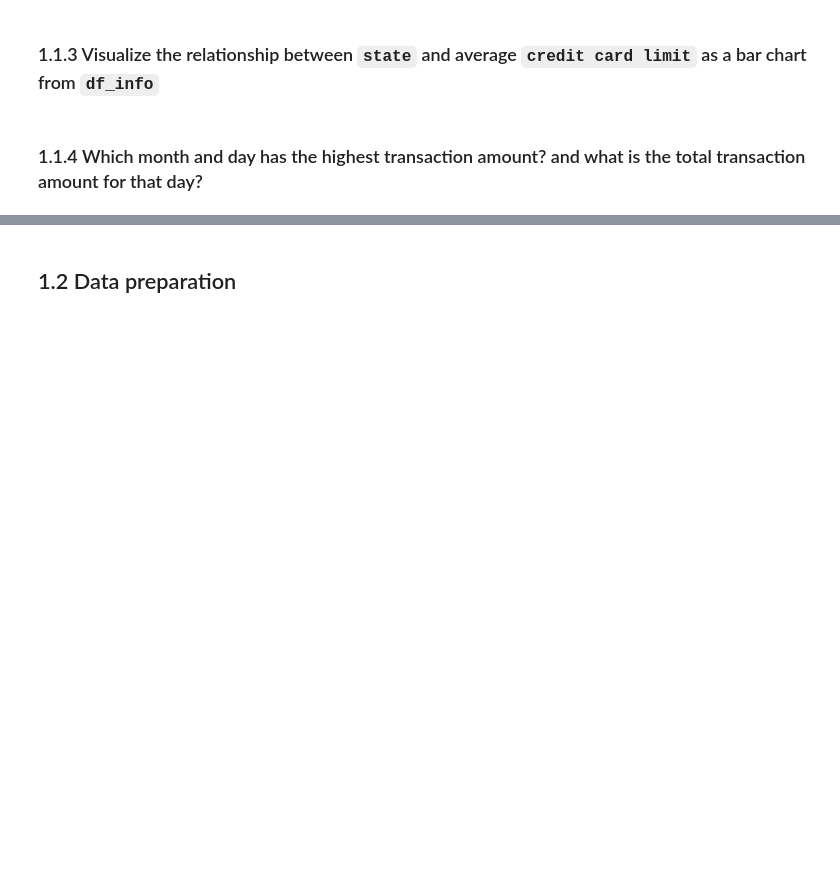
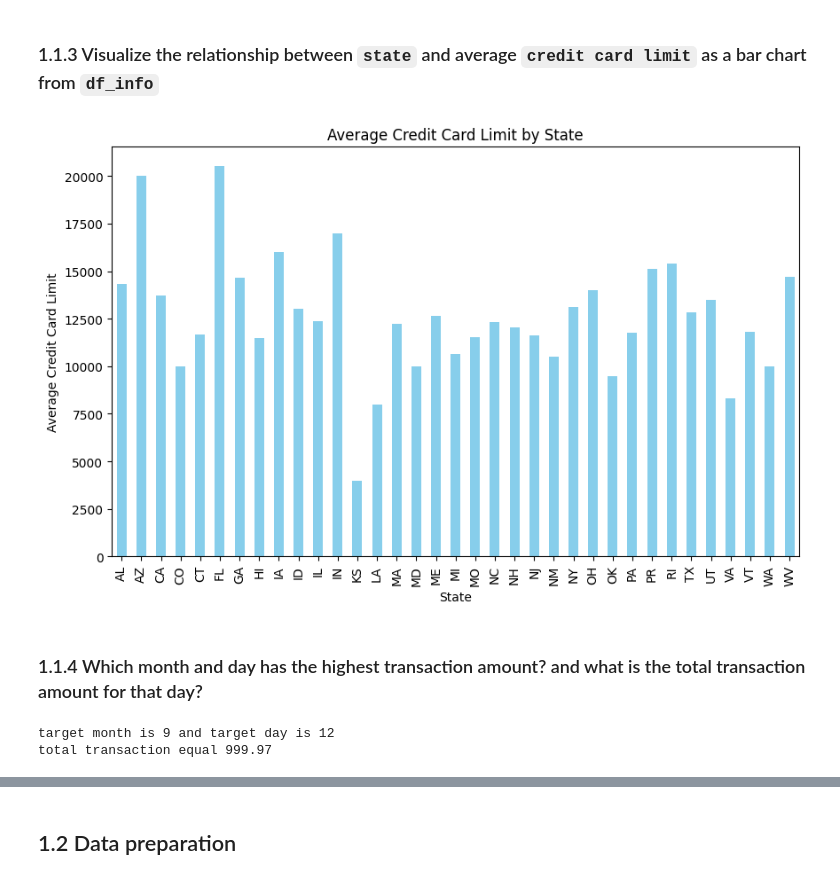
Before and after one commit to DioSurreal/MAD_LAB, a Jupyter notebook: MAD_lab_module1.ipynb, the cells around one changed output, grey strips where cells are left out. Drawn from its saved outputs; the diff is of its cells as text; code cells hidden in the pictures; blank space fills up the shorter version.

```diff
--- a/MAD_lab_module1.ipynb
+++ b/MAD_lab_module1.ipynb
@@ -59,2 +87,17 @@ df_txn['date'] = pd.to_datetime(df_txn['date'])
+# %%
+#### YOUR CODE IS HERE ####
+state_avg_credit_limit = df_info.groupby('state')['credit_card_limit'].mean()
+
+plt.figure(figsize=(10, 6))
+state_avg_credit_limit.plot(kind='bar', color='skyblue')
+
+plt.title('Average Credit Card Limit by State')
+plt.xlabel('State')
+plt.ylabel('Average Credit Card Limit')
+
+plt.show()
+###########################
+# %% [output]
+[figure, added]
 # %% [markdown]
 ### 1.1.4 Which month and day has the highest transaction amount? and what is the total transaction amount for that day?
@@ -65,3 +104,14 @@ df_txn['date'] = pd.to_datetime(df_txn['date'])
+# %%
+#### YOUR CODE IS HERE ####
+answer_date = pd.to_datetime(df_txn.loc[df_txn['transaction_dollar_amount'].idxmax(), 'date'])
+answer_total_txn = df_txn['transaction_dollar_amount'].max()
+
+print(f'target month is {answer_date.month} and target day is {answer_date.day}' )
+print(f'total transaction equal {answer_total_txn}')
+###########################
+# %% [output]
+target month is 9 and target day is 12
+total transaction equal 999.97
 # %%
 #### ANSWER IS HERE ####
 answer_date = pd.to_datetime('1999-12-31') # edit here
```
Also changed, not shown: parts of 58 cells of this notebook.
